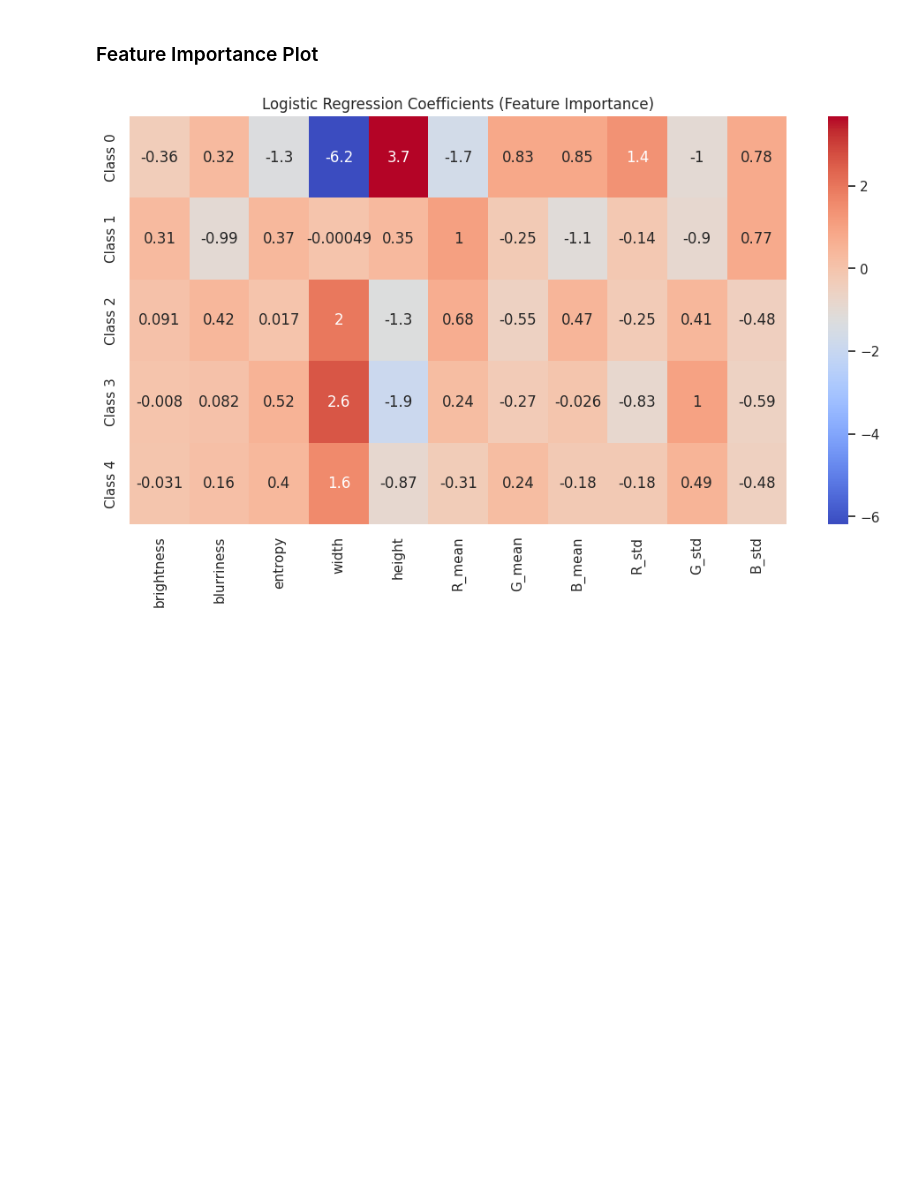
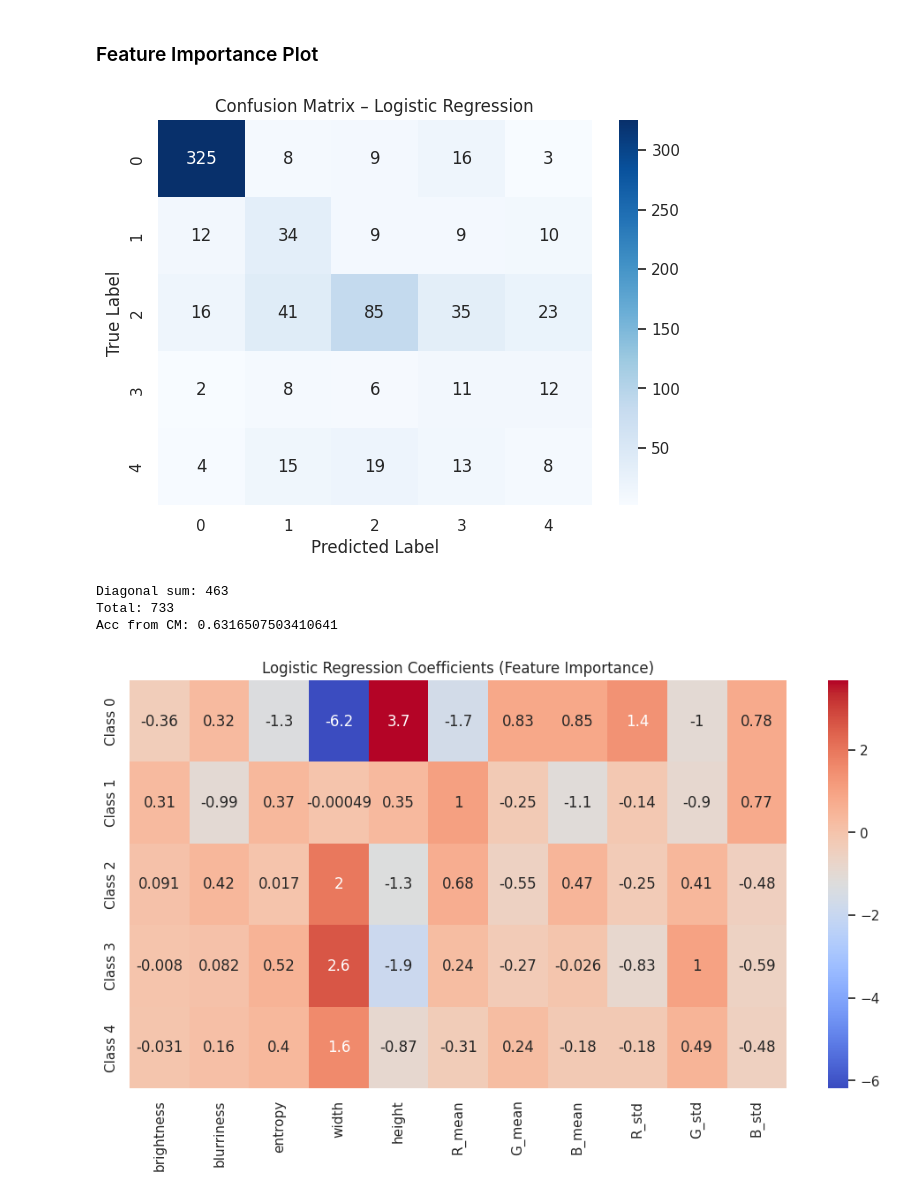
Before and after one commit to ruthvik99/aptos-blindness-detection, a Jupyter notebook: notebooks/04_Logistic_Regression.ipynb, the cells around one changed output. Saved outputs shown, nothing was run; the diff lists cells and outputs as text; code cells hidden in the pictures; blank space fills up the shorter version.

```diff
--- a/notebooks/04_Logistic_Regression.ipynb
+++ b/notebooks/04_Logistic_Regression.ipynb
@@ -160,5 +195,27 @@ plt.show()
 # %% [markdown]
 ### Feature Importance Plot
+# %%
+from sklearn.metrics import confusion_matrix
+
+cm = confusion_matrix(y_val, y_pred)
+
+plt.figure(figsize=(7,5))
+sns.heatmap(cm, annot=True, fmt='d', cmap='Blues',
+            xticklabels=[0,1,2,3,4],
+            yticklabels=[0,1,2,3,4])
+plt.xlabel("Predicted Label")
+plt.ylabel("True Label")
+plt.title("Confusion Matrix – Logistic Regression")
+plt.show()
+
+print("Diagonal sum:", np.trace(cm))
+print("Total:", cm.sum())
+print("Acc from CM:", np.trace(cm)/cm.sum())
+# %% [output]
+[figure, added]
+Diagonal sum: 463
+Total: 733
+Acc from CM: 0.6316507503410641
 # %%
 coef = model.coef_  # shape: (5 classes, n_features)
 
```
Also changed, not shown: parts of 5 cells of this notebook, 8 other files.
